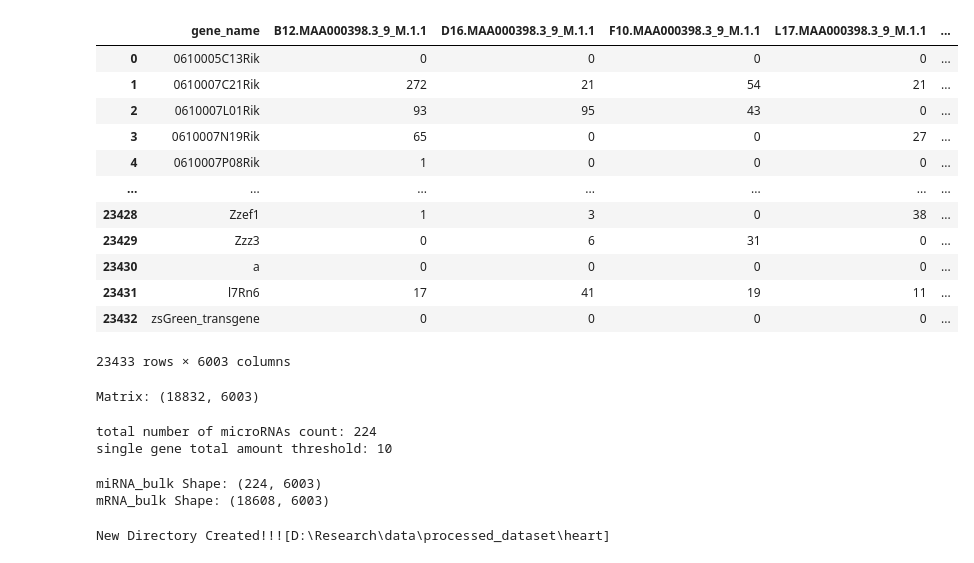
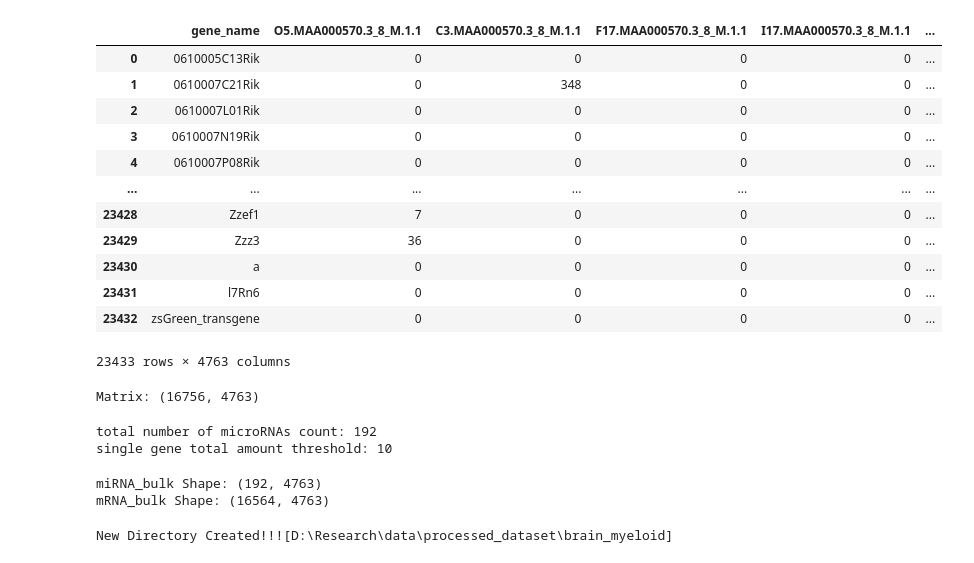
Before and after one commit to Fahim17/inferring-miRNA, a Jupyter notebook: data_manipulation.ipynb, the cells around one changed output. Saved outputs shown, nothing was run; the diff lists cells and outputs as text; code cells hidden in the pictures.

```diff
--- a/data_manipulation.ipynb
+++ b/data_manipulation.ipynb
@@ -12,36 +12,40 @@ liver_data_path = f"{data_path}\\Liver-counts.csv"
 pancreas_data_path = f"{data_path}\\Pancreas-counts.csv"
 kidney_data_path = f"{data_path}\\Kidney-counts.csv"
 heart_data_path = f"{data_path}\\Heart-counts.csv"
+brain_myeloid_data_path = f"{data_path}\\Brain_Myeloid-counts.csv"
 # %%
 # df = pd.read_csv(liver_data_path)
 # tissue_type = 'liver'
 
 # df = pd.read_csv(pancreas_data_path )
 # tissue_type = 'pancreas'
 
 # df = pd.read_csv(kidney_data_path )
 # tissue_type = 'kidney'
 
-df = pd.read_csv(heart_data_path )
-tissue_type = 'heart'
+# df = pd.read_csv(heart_data_path )
+# tissue_type = 'heart'
+
+df = pd.read_csv(brain_myeloid_data_path )
+tissue_type = 'brain_myeloid'
 
 
 df = df.rename({'Unnamed: 0': 'gene_name'}, axis=1)  # rename 1st column
 df
 # %% [output]
-|  | gene_name | B12.MAA000398.3_9_M.1.1 | D16.MAA000398.3_9_M.1.1 | F10.MAA000398.3_9_M.1.1 | L17.MAA000398.3_9_M.1.1 | ... |
+|  | gene_name | O5.MAA000570.3_8_M.1.1 | C3.MAA000570.3_8_M.1.1 | F17.MAA000570.3_8_M.1.1 | I17.MAA000570.3_8_M.1.1 | ... |
 | 0 | 0610005C13Rik | 0 | 0 | 0 | 0 | ... |
-| 1 | 0610007C21Rik | 272 | 21 | 54 | 21 | ... |
-| 2 | 0610007L01Rik | 93 | 95 | 43 | 0 | ... |
-| 3 | 0610007N19Rik | 65 | 0 | 0 | 27 | ... |
-| 4 | 0610007P08Rik | 1 | 0 | 0 | 0 | ... |
+| 1 | 0610007C21Rik | 0 | 348 | 0 | 0 | ... |
+| 2 | 0610007L01Rik | 0 | 0 | 0 | 0 | ... |
+| 3 | 0610007N19Rik | 0 | 0 | 0 | 0 | ... |
+| 4 | 0610007P08Rik | 0 | 0 | 0 | 0 | ... |
 | ... | ... | ... | ... | ... | ... | ... |
-| 23428 | Zzef1 | 1 | 3 | 0 | 38 | ... |
-| 23429 | Zzz3 | 0 | 6 | 31 | 0 | ... |
+| 23428 | Zzef1 | 7 | 0 | 0 | 0 | ... |
+| 23429 | Zzz3 | 36 | 0 | 0 | 0 | ... |
 | 23430 | a | 0 | 0 | 0 | 0 | ... |
-| 23431 | l7Rn6 | 17 | 41 | 19 | 11 | ... |
+| 23431 | l7Rn6 | 0 | 0 | 0 | 0 | ... |
 | 23432 | zsGreen_transgene | 0 | 0 | 0 | 0 | ... |
-23433 rows × 6003 columns
+23433 rows × 4763 columns
 # %%
 # new_df.set_index('gene_name') # change index
 # %%
@@ -50,7 +54,7 @@ new_df = df.drop(df.index[(df.iloc[:,1:].sum(axis = 1) < singleGeneAmountThresho
 new_df.reset_index(drop=True, inplace=True) # resetting all index
 print(f"Matrix: {new_df.shape}")
 # %% [output]
-Matrix: (18832, 6003)
+Matrix: (16756, 4763)
 # %%
 geneIndexs = []
 miGeneCount = 0
@@ -64,7 +68,7 @@ for i in range(new_df.gene_name.size):
 print(f"total number of microRNAs count: {len(geneIndexs)}")
 print(f"single gene total amount threshold: {singleGeneAmountThreshold}")
 # %% [output]
-total number of microRNAs count: 224
+total number of microRNAs count: 192
 single gene total amount threshold: 10
 # %%
 miRNA_bulk = new_df.iloc[geneIndexs]
@@ -73,8 +77,8 @@ mRNA_bulk = new_df.drop(geneIndexs)
 print(f"miRNA_bulk Shape: {miRNA_bulk.shape}")
 print(f"mRNA_bulk Shape: {mRNA_bulk.shape}")
 # %% [output]
-miRNA_bulk Shape: (224, 6003)
-mRNA_bulk Shape: (18608, 6003)
+miRNA_bulk Shape: (192, 4763)
+mRNA_bulk Shape: (16564, 4763)
 # %%
 # miRNA_bulk.to_csv('data_primary/miRNA_bulk.csv')
 # mRNA_bulk.to_csv('data_primary/mRNA_bulk.csv')
@@ -91,7 +95,7 @@ else:
    miRNA_bulk.to_csv(f'{p_data_path}\\miRNA_bulk.csv')
    mRNA_bulk.to_csv(f'{p_data_path}\\mRNA_bulk.csv')
 # %% [output]
-New Directory Created!!![D:\Research\data\processed_dataset\heart]
+New Directory Created!!![D:\Research\data\processed_dataset\brain_myeloid]
 # %%
 # import matplotlib.pyplot as plt
 
```
Also changed, not shown: 3 other files.
